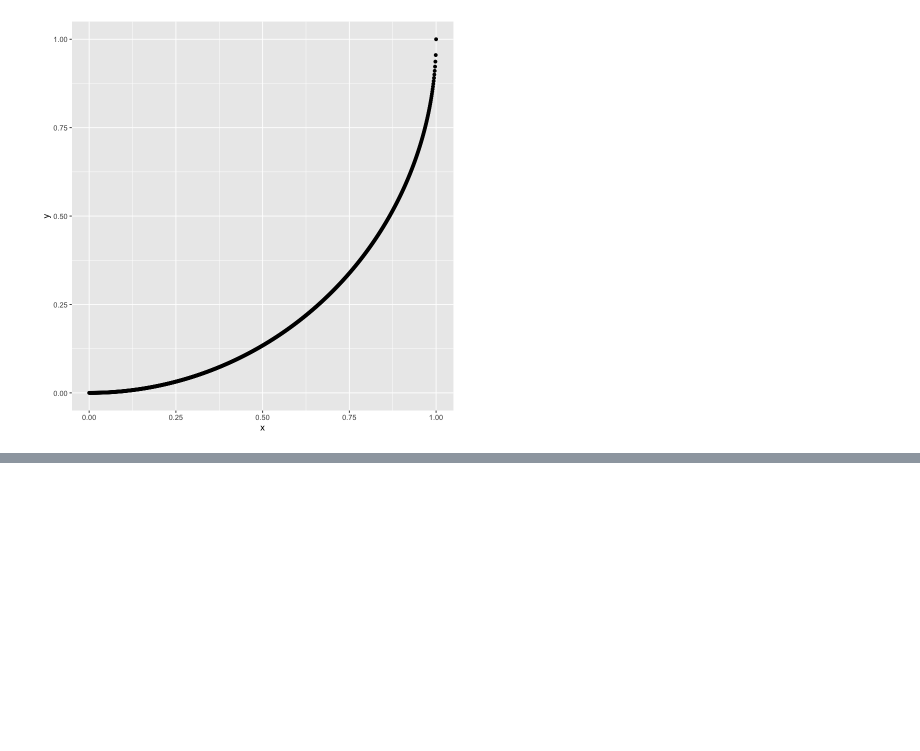
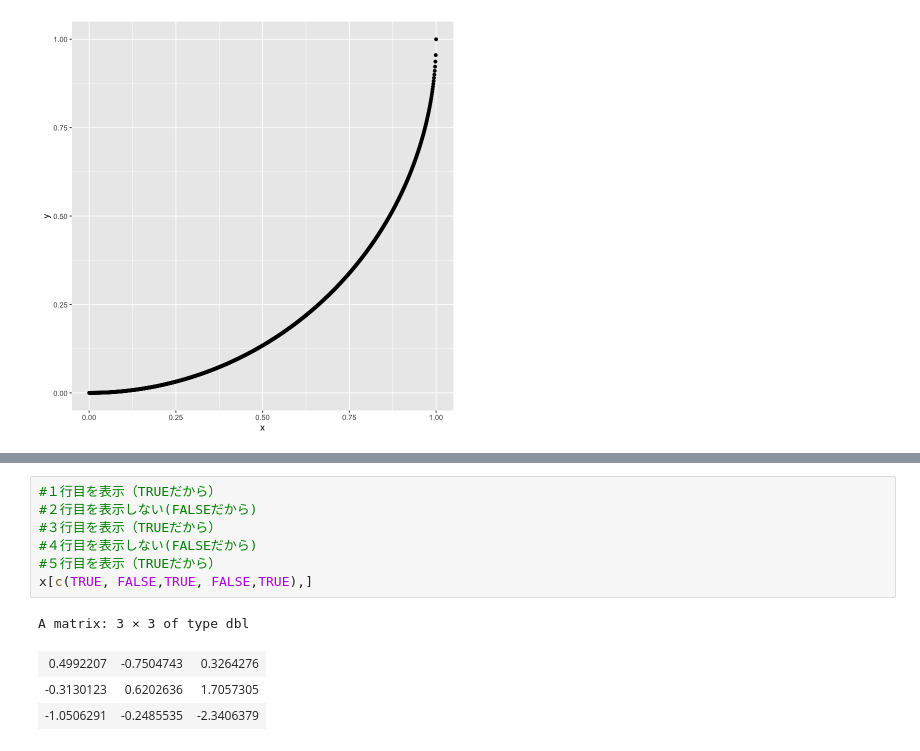
Before and after one commit to wang-zhijun/learn-statistics, a Jupyter notebook: learn-r.ipynb, the cells around one changed output, grey strips where cells are left out. Drawn from its saved outputs; the diff is of its cells as text; blank space fills up the shorter version.

```diff
--- a/learn-r.ipynb
+++ b/learn-r.ipynb
@@ -1078 +1096,13 @@ A matrix: 5 × 3 of type dbl
+# %%
+#１行目を表示（TRUEだから）
+#２行目を表示しない(FALSEだから)
+#３行目を表示（TRUEだから）
+#４行目を表示しない(FALSEだから)
+#５行目を表示（TRUEだから）
+x[c(TRUE, FALSE,TRUE, FALSE,TRUE),]
+# %% [output]
+A matrix: 3 × 3 of type dbl
+| 0.4992207 | -0.7504743 | 0.3264276 |
+| -0.3130123 | 0.6202636 | 1.7057305 |
+| -1.0506291 | -0.2485535 | -2.3406379 |
 # %%
```
Also changed, not shown: parts of 8 cells of this notebook.
